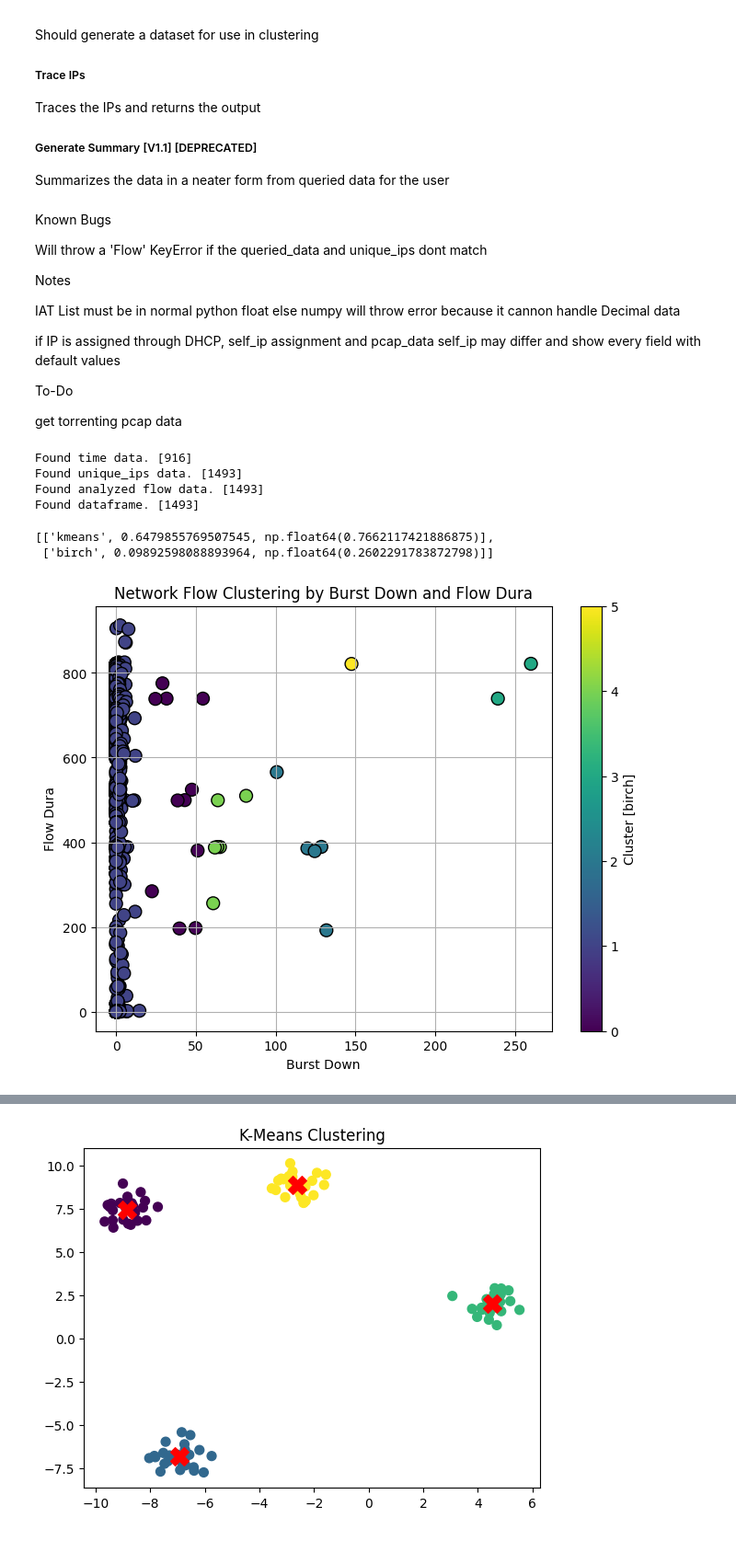
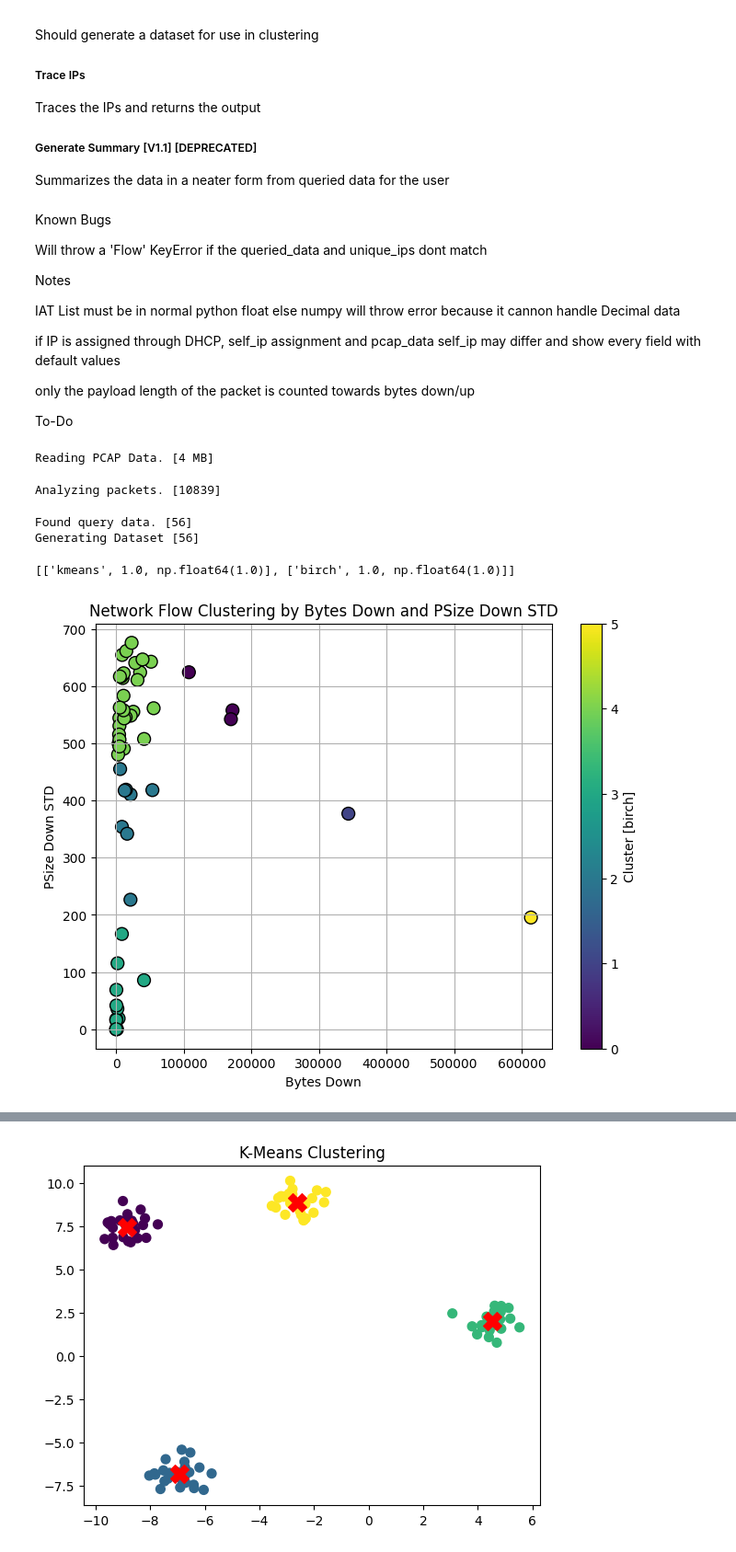
Before and after one commit to MobiusYeeitus/TrafficAnalysis, a Jupyter notebook: AnalysisCore.ipynb, the cells around one changed output, grey strips where cells are left out. Shown at 92% size. Saved outputs shown, nothing was run; the diff lists cells and outputs as text; code cells hidden in the pictures.

Commit message:
added psize dev to better diff bw/ brow vs dl

```diff
--- a/AnalysisCore.ipynb
+++ b/AnalysisCore.ipynb
@@ -112,6 +112,6 @@ IAT List must be in normal python float else numpy will throw error because it c
 
 if IP is assigned through DHCP, self_ip assignment and pcap_data self_ip may differ and show every field with default values
 
+only the payload length of the packet is counted towards bytes down/up
+
 To-Do
-
-get torrenting pcap data
@@ -927,21 +952,21 @@ class Analyzer:
 # %%
-A=Analyzer('PCAP Data/900S-Torrent.pcapng',
-           input=False,features=['Burst Down','Flow Dura'],
-           query=False,forced_query=False,infinite_query=True,
+A=Analyzer('PCAP Data/720S-Down-Spo-Misc-Idling.pcap',
+           input=True,features=['Burst Down','Flow Dura'],
+           forced_self_ip=True,
+           query=True,forced_query=False,infinite_query=True,
            ping=False,cluster=False,clustering_algorithm='birch',clusters=6,samples=4,
-           forced=False,verbose=True)
+           forced=True,verbose=True)
 # %% [output]
-Found time data. [916]
-Found unique_ips data. [1493]
-Found analyzed flow data. [1493]
-Found dataframe. [1493]
+Reading PCAP Data. [4 MB]
+Analyzing packets. [10839]
+Found query data. [56]
+Generating Dataset [56]
 # %%
-A.Generate_Ensembling(features=['Burst Down','Flow Dura'],ensembling_algorithms=['kmeans','birch'],show=False,clusters=6)
+A.Generate_Ensembling(features=['Bytes Down','PSize Down STD'],ensembling_algorithms=['kmeans','birch'],show=False,clusters=6)
 # %% [output]
-[['kmeans', 0.6479855769507545, np.float64(0.7662117421886875)],
- ['birch', 0.09892598088893964, np.float64(0.2602291783872798)]]
+[['kmeans', 1.0, np.float64(1.0)], ['birch', 1.0, np.float64(1.0)]]
 # %%
-A.Generate_Cluster(features=['Burst Down','Flow Dura'],clustering_algorithm='birch')
+A.Generate_Cluster(features=['Bytes Down','PSize Down STD'],clustering_algorithm='birch')
 # %% [output]
-[figure, old version]
+[figure, new version]
 # %%
```
Also changed, not shown: parts of 5 cells of this notebook.
